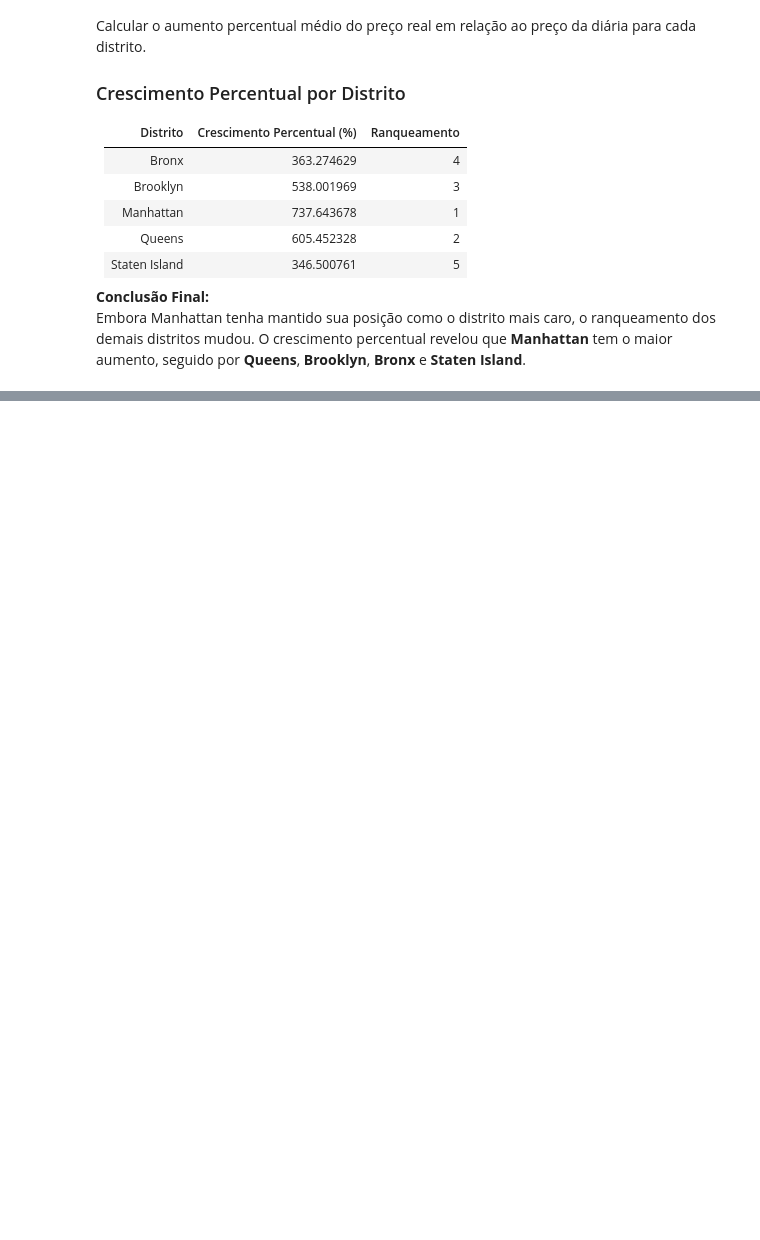
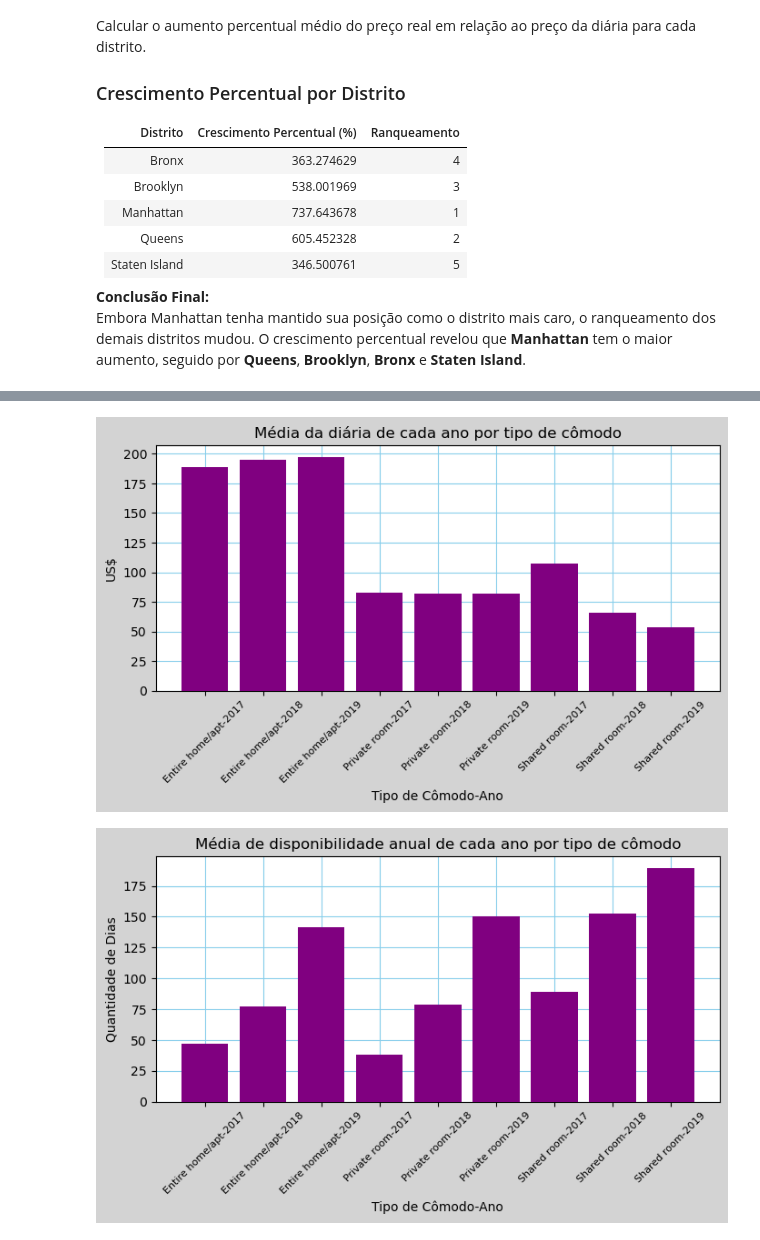
Before and after one commit to gustavobastos1998/New-York-Rent-Prediction, a Jupyter notebook: notebook/lighthouse-notebook-teste.ipynb, the cells around one changed output, grey strips where cells are left out. Saved outputs shown, nothing was run; the diff lists cells and outputs as text; code cells hidden in the pictures; blank space fills up the shorter version.

```diff
--- a/notebook/lighthouse-notebook-teste.ipynb
+++ b/notebook/lighthouse-notebook-teste.ipynb
@@ -80,32 +227,8 @@ def plot_bar_specific(series, xlabel, ylabel, title, **kwargs):
 # print para saber as informações do data frame
 print(data_frame.info())
 
-# padronização dos nomes das colunas
-# criação de um dict com a troca de nomes das colunas
-colunas_renomeadas = {'nome':'name',
-                      'bairro_group':'district',
-                      'bairro':'neighborhood',
-                      'minimo_noites':'minimum_nights',
-                      'numero_de_reviews':'reviews_count',
-                      'ultima_review':'last_review',
-                      'reviews_por_mes':'monthly_reviews',
-                      'calculado_host_listings_count':'calculated_host_listings_count',
-                      'disponibilidade_365':'yearly_availability'}
-
-data_frame.rename(columns=colunas_renomeadas, inplace=True)
-
-# eliminação de valores vazios das colunas identificadas
-for coluna in ['name', 'host_name', 'last_review', 'monthly_reviews']:
-    data_frame.dropna(subset=[coluna], inplace=True)
-
-# transformar coluna last_review em date time
-data_frame['last_review'] = pd.to_datetime(data_frame['last_review'], format='%Y-%m-%d')
-
-# criação de uma coluna chamada preço total que é o price multiplicado pela quantidade mínima de noites
-data_frame['total_price'] = data_frame['price']*data_frame['minimum_nights']
-
-
-
+# data frame chamando a função de processamento de dados
+data_frame = data_processing(data_frame)
 
 # info do data frame após todos os processos
 print(data_frame.info())
@@ -295,0 +459,19 @@ plot_bar_specific(df_preco_total_medio_por_distrito, 'Distrito', 'Crescimento em
+# %%
+# seleção dos anos acima de 2016 (2017-2019)
+df_anos_selecionados = data_frame[data_frame['year'] > 2016]
+
+# data frame contendo média de disponibilidade anual para cada tipo de cômodo e ano
+disponibilidade_media_por_room_type = df_anos_selecionados.groupby(['room_type', 'year'])['yearly_availability'].mean()
+
+# data frame contendo média de preço de diária para cada tipo de cômodo e ano
+preco_medio_por_room_type = df_anos_selecionados.groupby(['room_type', 'year'])['price'].mean()
+
+# array contendo as categorias concatenadas (room_type-year)
+categorias_room_type_by_year = categories_appender(disponibilidade_media_por_room_type)
+
+# chamdas da função utilizando as categorias coletadas acima
+plot_bar_specific(preco_medio_por_room_type, 'Tipo de Cômodo-Ano', 'US$', 'Média da diária de cada ano por tipo de cômodo', categorias=categorias_room_type_by_year)
+plot_bar_specific(disponibilidade_media_por_room_type, 'Tipo de Cômodo-Ano', 'Quantidade de Dias', 'Média de disponibilidade anual de cada ano por tipo de cômodo', categorias=categorias_room_type_by_year)
+# %% [output]
+[figure, added]
+[figure, added]
```
Also changed, not shown: parts of 8 cells of this notebook.
